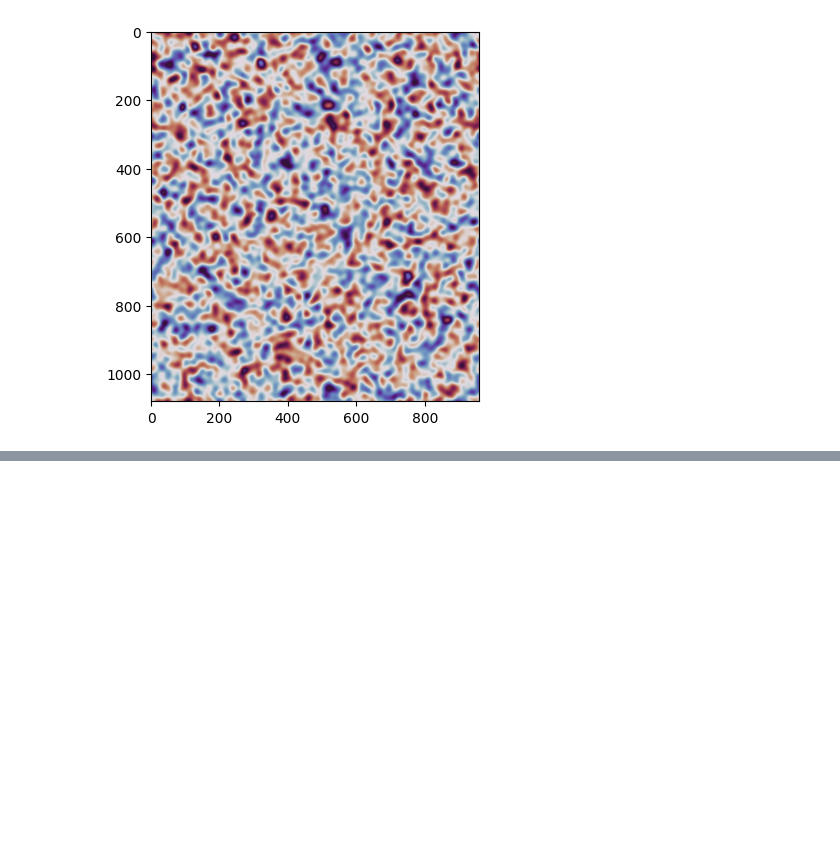
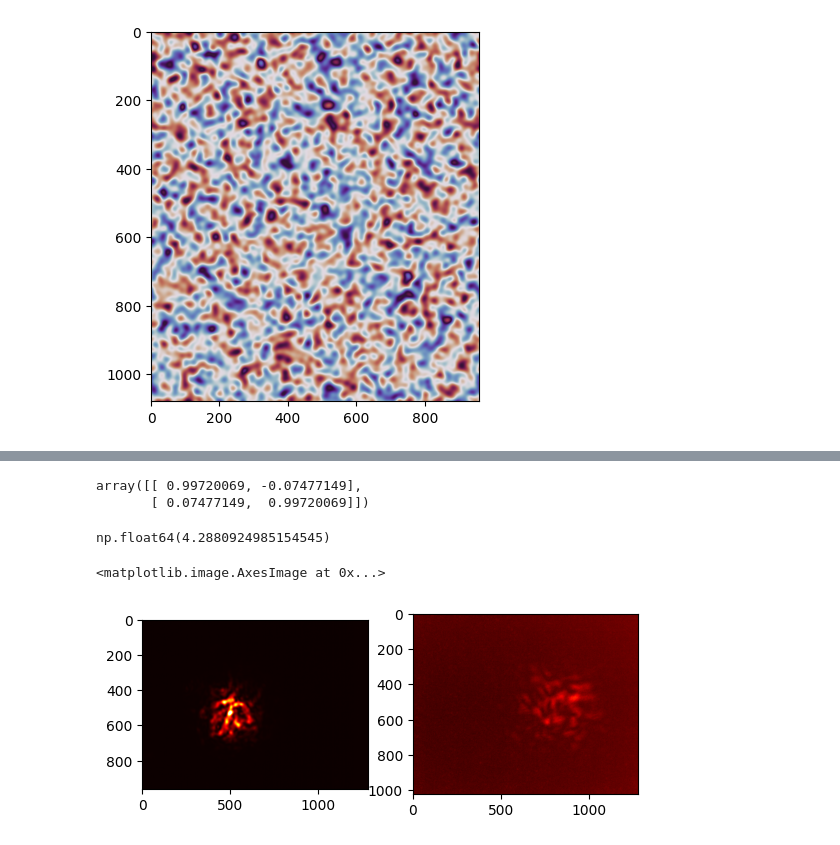
Before and after one commit to marcsgil/random_phase_measurements, a Jupyter notebook: test_hologram_transform.ipynb, the cells around one changed output, grey strips where cells are left out. Drawn from its saved outputs; the diff is of its cells as text; code cells hidden in the pictures; blank space fills up the shorter version.

```diff
--- a/test_hologram_transform.ipynb
+++ b/test_hologram_transform.ipynb
@@ -112,0 +185,25 @@ Array(0.59617144, dtype=float32)
+# %%
+with h5py.File("../turbulence_compensation/data/output.h5") as file:
+    data = file["fields"][:]
+    u0 = np.sqrt(data[:, 0]) * np.exp(1j * data[:, 1])
+# %%
+u_direct
+# %% [output]
+array([[ 0.99720069, -0.07477149],
+       [ 0.07477149,  0.99720069]])
+# %%
+np.rad2deg(np.atan2(u_direct[1,0], u_direct[0,0]))
+# %% [output]
+np.float64(4.2880924985154545)
+# %%
+mode = center_pad_image(u0[0], (slm.height, slm.width // 2))
+mode = zoom_out_complex(mode, 0.5)
+
+prepare_and_correct(mode, slm, 192, -3, 19, correct=True, sleep_time=0.3, unitary=u_direct)
+
+fig, axs = plt.subplots(1, 2)
+axs[0].imshow(camera_direct.capture(), cmap="hot")
+axs[1].imshow(camera_reciprocal.capture(), cmap="hot")
+# %% [output]
+<matplotlib.image.AxesImage at 0x...>
+[figure, added]
```
Also changed, not shown: parts of 3 cells of this notebook, 3 other files.
